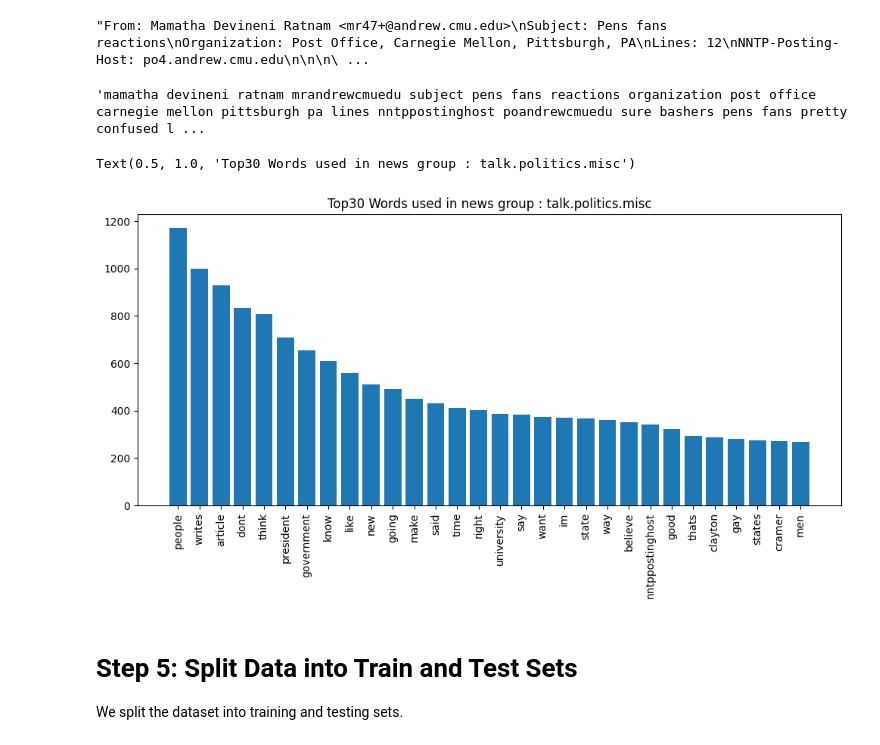
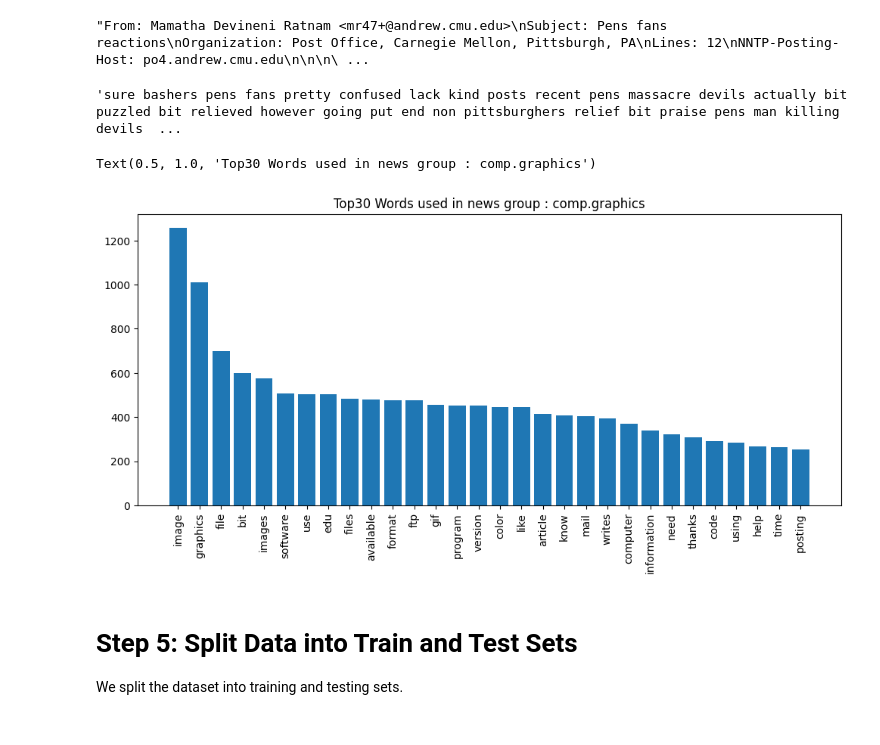
Before and after one commit to encoras/Artificial-Intelligence-Group, a Jupyter notebook: Sixth_homework.ipynb, the cells around one changed output. Cells and saved outputs as stored; diff of their text form; code cells hidden in the pictures.

```diff
--- a/Sixth_homework.ipynb
+++ b/Sixth_homework.ipynb
@@ -105,15 +105,26 @@ stop_words = stopwords.words('english')
 Text preprocessing is a crucial step in any text classification task. It involves cleaning and transforming the raw text into a format that can be used by machine learning models.
 
 Here’s a function to preprocess the text:
-# %%
-# Text preprocessing function
-def preprocess_text(text):
-    text = text.lower() # Lowercase
-    text = re.sub(r'[^a-zA-Z\s]', '', text) # Remove special characters and numbers
-    stop_words = set(stopwords.words('english')) # Tokenize and remove stop words
-    tokens = text.split()
-    tokens = [word for word in tokens if word not in stop_words] # Join tokens back to a single string
-    return ' '.join(tokens)
+# %%
+# Text preprocessing function
+def preprocess_text(text):
+    # 1. Remove headers FIRST (exact lines)
+    text = re.sub(r'(?m)^(From|Subject|Organization|Lines|NNTP-Posting-Host|Distribution|Keywords):.*\n?', '', text)
+
+    # 2. Remove emails and URLs BEFORE stripping punctuation
+    text = re.sub(r'\S+@\S+\.\S+', ' ', text)          # emails
+    text = re.sub(r'http[s]?://\S+', ' ', text)        # URLs
+    text = re.sub(r'www\.\S+', ' ', text)
+
+    # 3. Now safely remove everything that is not a letter
+    text = re.sub(r'[^a-zA-Z\s]', ' ', text)
+
+    # 4. Clean whitespace and lowercase
+    text = re.sub(r'\s+', ' ', text).strip().lower()
+
+    # 5. Stopwords
+    tokens = [word for word in text.split() if word not in stop_words and len(word) > 2]
+    return ' '.join(tokens)
 # %% [markdown]
 **Lowercasing**: Converts all text to lowercase to maintain uniformity.
 
@@ -132,31 +143,31 @@ newsgroups_data['text'] = newsgroups_data['text'].apply(preprocess_text)
 # %%
 newsgroups_data['text'][0]
 # %% [output]
-'mamatha devineni ratnam mrandrewcmuedu subject pens fans reactions organization post office carnegie mellon pittsburgh pa lines nntppostinghost poandrewcmuedu sure bashers pens fans pretty confused l ...
+'sure bashers pens fans pretty confused lack kind posts recent pens massacre devils actually bit puzzled bit relieved however going put end non pittsburghers relief bit praise pens man killing devils  ...
 # %%
 # find top 20 words in Newsgroup by roup_id 0-19
-Group_id=18
+Group_id=1
 train_neg_df = newsgroups_data[newsgroups_data['target'] == Group_id]
 
 count_vectorizer = CountVectorizer(analyzer='word', stop_words='english', max_df=0.8 ,min_df=100)
 bag_of_words = count_vectorizer.fit_transform(train_neg_df['text'])
 sum_words = bag_of_words.sum(axis=0)
 
 words_freq = [
     (word, sum_words[0, idx]) for word, idx in count_vectorizer.vocabulary_.items()
 ]
 
 words_freq =sorted(words_freq, key = lambda x: x[1], reverse=True)
 
 x, y = zip(*words_freq[:30])
 
 plt.figure(figsize=(12,5))
 plt.bar(x,y)
 plt.xticks(rotation=90)
 plt.title('Top30 Words used in news group : ' + newsgroups.target_names[Group_id])
 # %% [output]
-Text(0.5, 1.0, 'Top30 Words used in news group : talk.politics.misc')
+Text(0.5, 1.0, 'Top30 Words used in news group : comp.graphics')
-[figure, old version]
+[figure, new version]
 # %% [markdown]
 # Step 5: Split Data into Train and Test Sets
 
```
Also changed, not shown: parts of 20 cells of this notebook.
